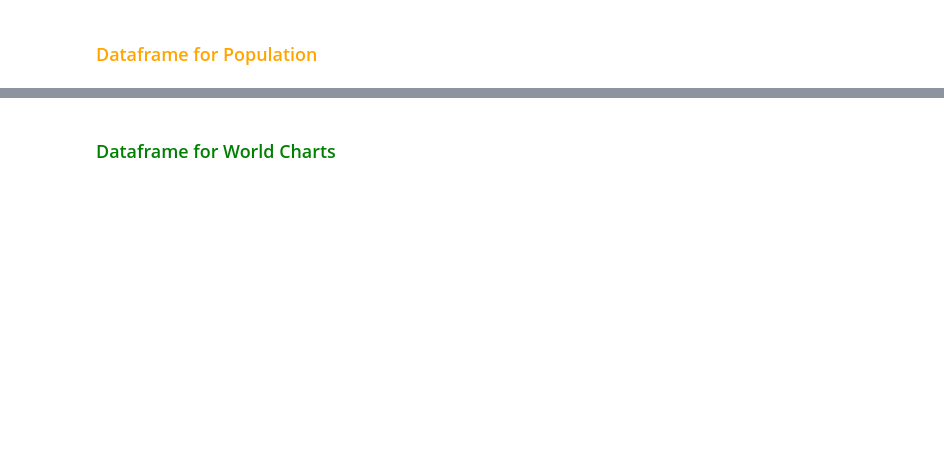
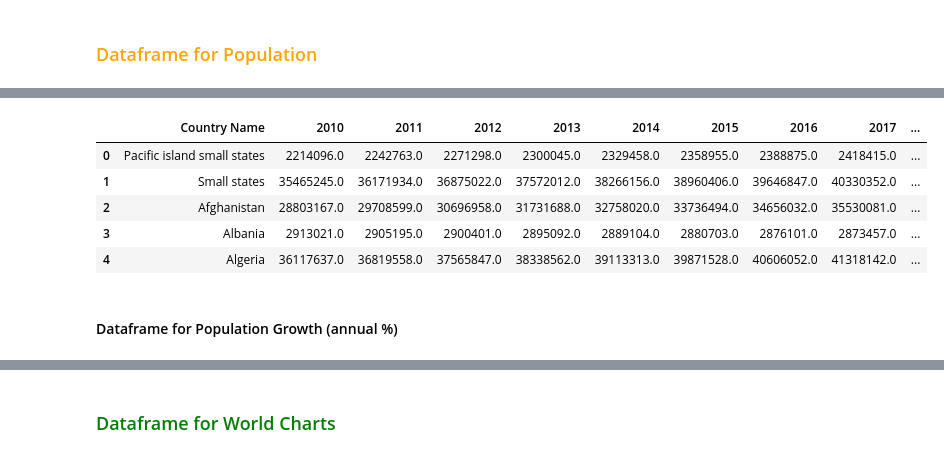
Before and after one commit to JosefinaAureaAmaro/00_Project_Python_DataAnalysis, a Jupyter notebook: Summarized_Dataframe_Analysis.ipynb, the cells around one changed output, grey strips where cells are left out. Cells and saved outputs as stored; diff of their text form; code cells hidden in the pictures; blank space fills up the shorter version.

```diff
--- a/Summarized_Dataframe_Analysis.ipynb
+++ b/Summarized_Dataframe_Analysis.ipynb
@@ -511,0 +603,28 @@ pop_total_df.head()
+# %%
+# create bins which will allow us to extract data related to hypothesis
+pop_bins = []
+
+for rows in Population_subtotals_df['Total Population %']:
+     if Population_subtotals_df['Total Population %'].min() < rows <= 0.01:
+        rows = 'Very Low'
+     elif 0.01 < rows <= .09:
+        rows = 'Low'
+     elif .25 < rows <= 1:
+        rows = 'Moderate'
+     elif 1 < rows <= 10:
+        rows = 'Medium'
+     elif 10 < rows <= 20:
+        rows = 'High'
+     elif 20 < rows <= 100:
+        rows = 'Very High'
+     pop_bins.append(rows)
+# %%
+Population_subtotals_df['Total GDP Bins'] = pop_bins
+Population_subtotals_df.head()
+# %% [output]
+|  | Country Name | 2010 | 2011 | 2012 | 2013 | 2014 | 2015 | 2016 | 2017 | ... |
+| 0 | Pacific island small states | 2214096.0 | 2242763.0 | 2271298.0 | 2300045.0 | 2329458.0 | 2358955.0 | 2388875.0 | 2418415.0 | ... |
+| 1 | Small states | 35465245.0 | 36171934.0 | 36875022.0 | 37572012.0 | 38266156.0 | 38960406.0 | 39646847.0 | 40330352.0 | ... |
+| 2 | Afghanistan | 28803167.0 | 29708599.0 | 30696958.0 | 31731688.0 | 32758020.0 | 33736494.0 | 34656032.0 | 35530081.0 | ... |
+| 3 | Albania | 2913021.0 | 2905195.0 | 2900401.0 | 2895092.0 | 2889104.0 | 2880703.0 | 2876101.0 | 2873457.0 | ... |
+| 4 | Algeria | 36117637.0 | 36819558.0 | 37565847.0 | 38338562.0 | 39113313.0 | 39871528.0 | 40606052.0 | 41318142.0 | ... |
@@ -512 +633,3 @@ pop_total_df.head()
+# %% [markdown]
+#### Dataframe for Population Growth (annual %)
 # %%
```
Also changed, not shown: parts of 26 cells of this notebook.
